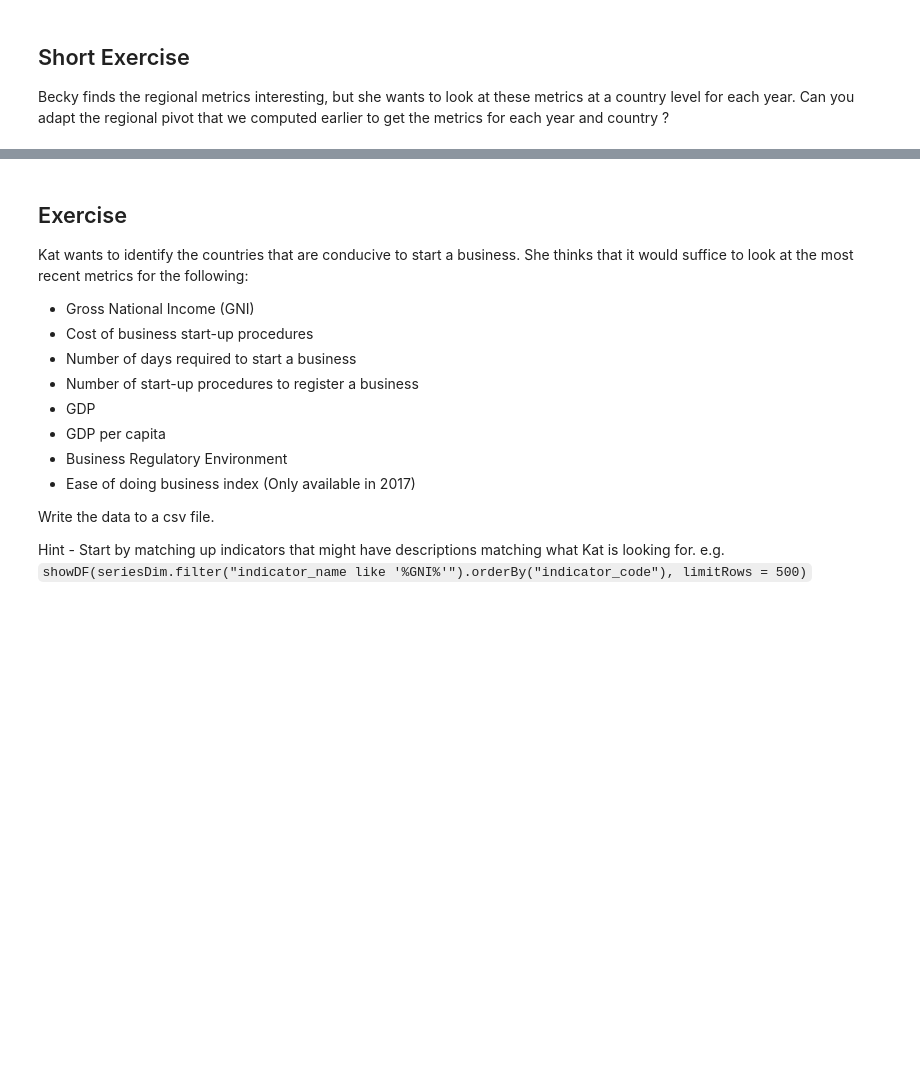
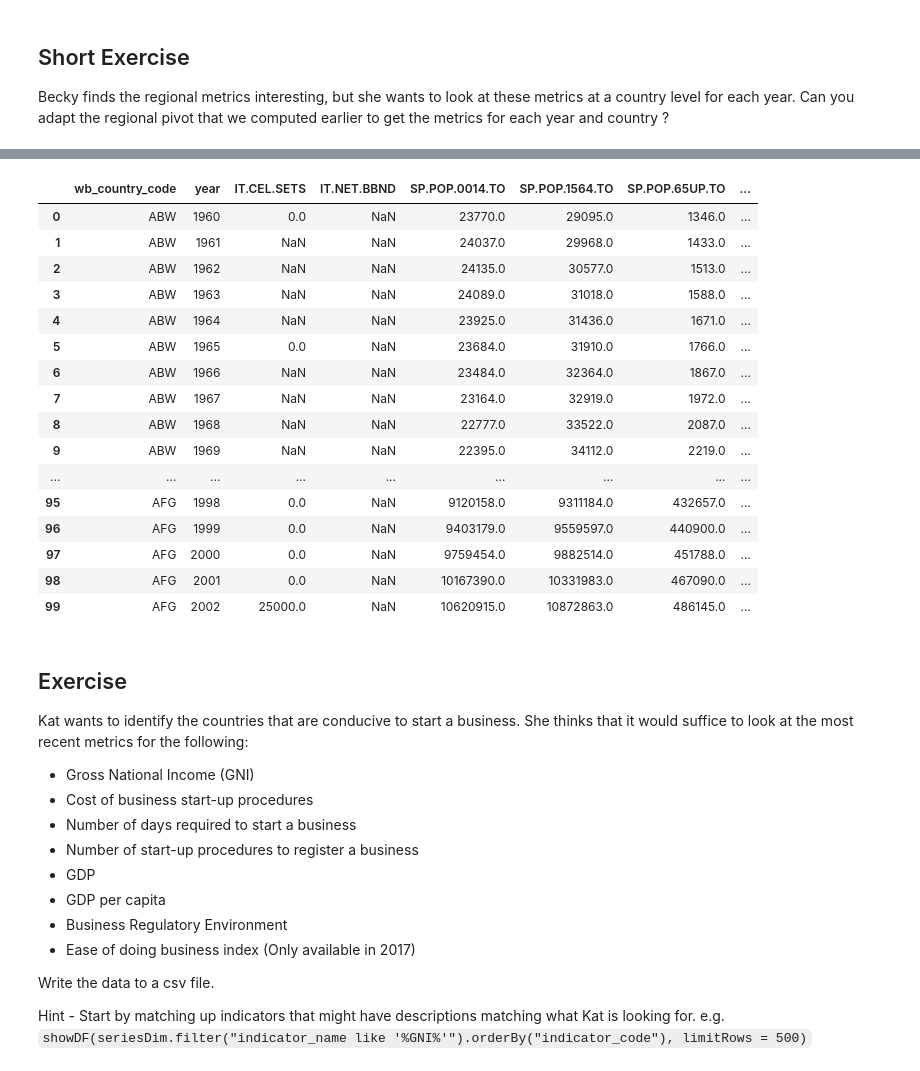
Before and after one commit to ajupton/WIBD-Workshops-2018, a Jupyter notebook: Data Engineering/WDI/notebooks/Data Engineering - Part 2.ipynb, the cells around one changed output, grey strips where cells are left out. Saved outputs shown, nothing was run; the diff lists cells and outputs as text; code cells hidden in the pictures; blank space fills up the shorter version.

Commit message:
My Solutions to Part 2
WiBD Netflix DE with Spark practice

```diff
--- a/Data Engineering/WDI/notebooks/Data Engineering - Part 2.ipynb
+++ b/Data Engineering/WDI/notebooks/Data Engineering - Part 2.ipynb
@@ -425,9 +554,12 @@ print(yearList)
+# %%
+yearList1 = [year for year in targetIndicatorsData.columns \
+                 if year != 'wb_country_code' and year != 'indicator_code' and year != 'indicator_name']
 # %%
 #Cheat for creating a dataframe with no rows
 indicatorsDF = indicatorsSample.filter('1 = 0')
 
 #Iterate through the list of years and store the rows in the DataFrame we created above
-for indicatorYear in yearList:
+for indicatorYear in yearList1:
     print("Processing indicators for " + indicatorYear)
     yearIndicatorDF = targetIndicatorsData \
         .select(col("wb_country_code")
@@ -550,0 +806,7 @@ Becky finds the regional metrics interesting, but she wants to look at these met
+# %%
+#Your solution her
+countryPivot = regionalIndicators.groupBy('wb_country_code', 'year').pivot('indicator_code').sum('indicator_value')
+# %%
+# By not joining on columns using the ==, I avoid duplicated columns in the joined df
+countryPivot = countryPivot.join(countryDimFinal[['wb_country_code', 'country_iso_code', 'country_name']]
+                                 , ['wb_country_code'])
@@ -550,0 +826,20 @@ Becky finds the regional metrics interesting, but she wants to look at these met
+# %%
+showDF(countryPivot.orderBy('wb_country_code', 'year'), limitRows=100)
+# %% [output]
+|  | wb_country_code | year | IT.CEL.SETS | IT.NET.BBND | SP.POP.0014.TO | SP.POP.1564.TO | SP.POP.65UP.TO | ... |
+| 0 | ABW | 1960 | 0.0 | NaN | 23770.0 | 29095.0 | 1346.0 | ... |
+| 1 | ABW | 1961 | NaN | NaN | 24037.0 | 29968.0 | 1433.0 | ... |
+| 2 | ABW | 1962 | NaN | NaN | 24135.0 | 30577.0 | 1513.0 | ... |
+| 3 | ABW | 1963 | NaN | NaN | 24089.0 | 31018.0 | 1588.0 | ... |
+| 4 | ABW | 1964 | NaN | NaN | 23925.0 | 31436.0 | 1671.0 | ... |
+| 5 | ABW | 1965 | 0.0 | NaN | 23684.0 | 31910.0 | 1766.0 | ... |
+| 6 | ABW | 1966 | NaN | NaN | 23484.0 | 32364.0 | 1867.0 | ... |
+| 7 | ABW | 1967 | NaN | NaN | 23164.0 | 32919.0 | 1972.0 | ... |
+| 8 | ABW | 1968 | NaN | NaN | 22777.0 | 33522.0 | 2087.0 | ... |
+| 9 | ABW | 1969 | NaN | NaN | 22395.0 | 34112.0 | 2219.0 | ... |
+| ... | ... | ... | ... | ... | ... | ... | ... | ... |
+| 95 | AFG | 1998 | 0.0 | NaN | 9120158.0 | 9311184.0 | 432657.0 | ... |
+| 96 | AFG | 1999 | 0.0 | NaN | 9403179.0 | 9559597.0 | 440900.0 | ... |
+| 97 | AFG | 2000 | 0.0 | NaN | 9759454.0 | 9882514.0 | 451788.0 | ... |
+| 98 | AFG | 2001 | 0.0 | NaN | 10167390.0 | 10331983.0 | 467090.0 | ... |
+| 99 | AFG | 2002 | 25000.0 | NaN | 10620915.0 | 10872863.0 | 486145.0 | ... |
```
Also changed, not shown: parts of 40 cells of this notebook, 12 other files.
